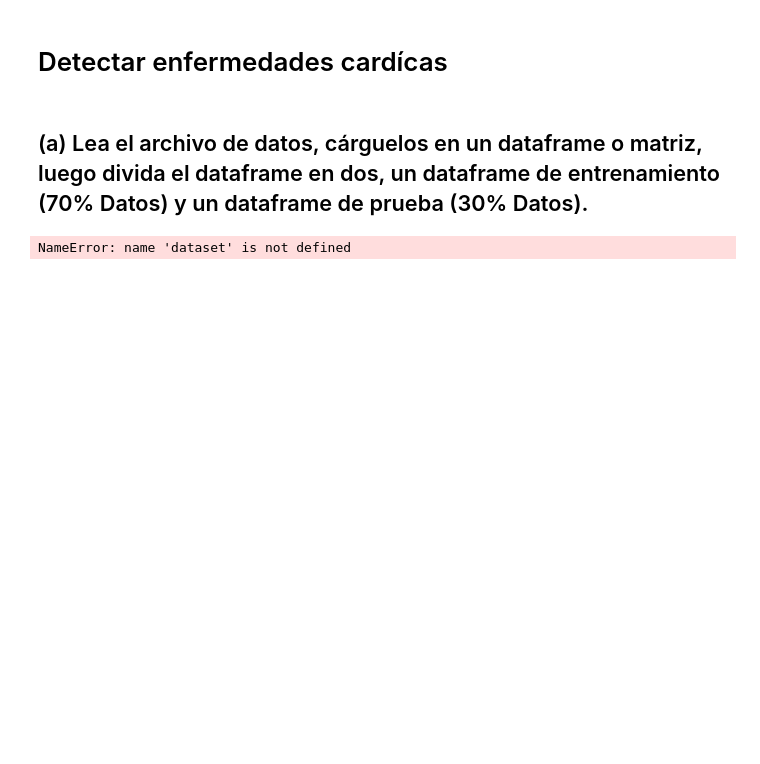
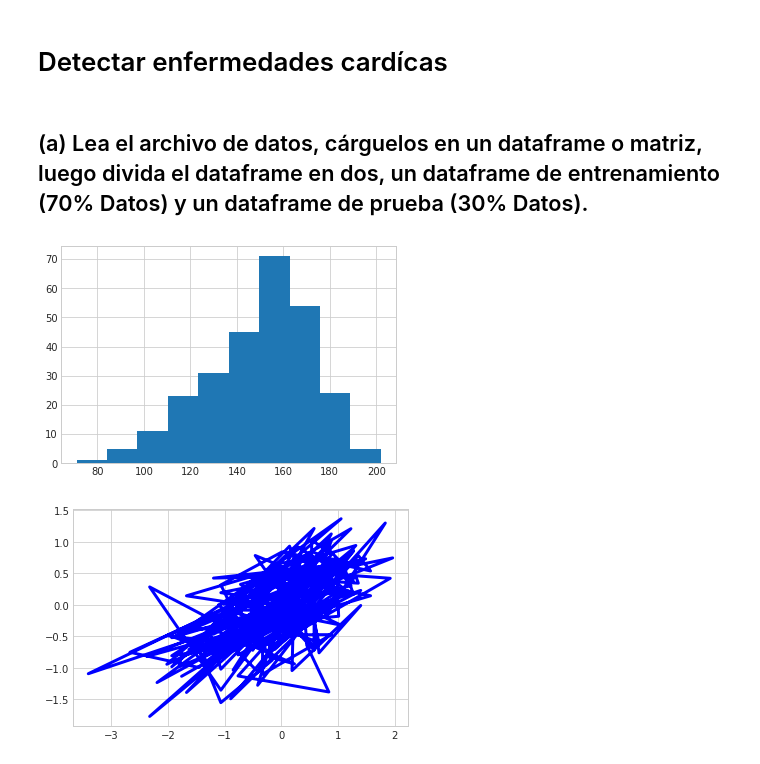
Before and after one commit to GMBarra/T1ML, a Jupyter notebook: T1 Machine Learning VGabo.ipynb, the cells around one changed output. Saved outputs shown, nothing was run; the diff lists cells and outputs as text; code cells hidden in the pictures; blank space fills up the shorter version.

```diff
--- a/T1 Machine Learning VGabo.ipynb
+++ b/T1 Machine Learning VGabo.ipynb
@@ -718,9 +728,35 @@ pancho carreameeeeeeeeeeeeeeeeeeeeeeee
 # Detectar enfermedades cardı́cas
 # %% [markdown]
 ## (a) Lea el archivo de datos, cárguelos en un dataframe o matriz, luego divida el dataframe en dos, un dataframe de entrenamiento (70% Datos) y un dataframe de prueba (30% Datos).
-# %%
-dataset
-headers = ['age','sex','chest_pain','blood_p','serum','blood_s','electro','max_heart','angina','oldpeak','slope','vessel','thal','normal']
-df = pd.read_csv(dataset, header=None, names=headers, sep=' ')
-# %% [output]
-NameError: name 'dataset' is not defined
+# %%
+headers = ['age','sex','chest_pain','blood_p','serum','blood_s','electro','max_heart','angina','oldpeak','slope','vessel','thal','normal']
+df = pd.read_csv('heart.dat', header=None, names=headers, sep=' ')
+scaler = StandardScaler()
+df_scaled = pd.DataFrame(scaler.fit_transform(df), columns=df.columns)
+y = df_scaled.iloc[:,7:8]
+plt.hist((df['max_heart']))
+plt.show()
+df_scaled.drop(['max_heart'],axis=1,inplace=True)
+X = df_scaled.iloc[:,:]
+N = X.shape[0]
+X.insert(X.shape[1], 'intercept', np.ones(N))
+#mascara estatica con el 70% de los datos
+mascara = np.zeros(len(X))
+limit = int(len(X)*0.7)
+mascara[:limit] = 1
+istrain = mascara== 1
+Xtrain = X[istrain]
+ytrain = y[istrain]
+Xtest = X[np.logical_not(istrain)]
+ytest = y[np.logical_not(istrain)]
+linreg = lm.LinearRegression(fit_intercept = False)
+linreg.fit(Xtrain, ytrain)
+bGorro = linreg.coef_
+yGorro = linreg.predict(Xtrain)
+ecm = mean_squared_error(ytrain, yGorro)
+plt.plot(ytrain, yGorro, color='blue', linewidth=3)
+#plt.plot(y,'.')
+plt.show()
+# %% [output]
+[figure, added]
+[figure, added]
```
Also changed, not shown: parts of 8 cells of this notebook.
